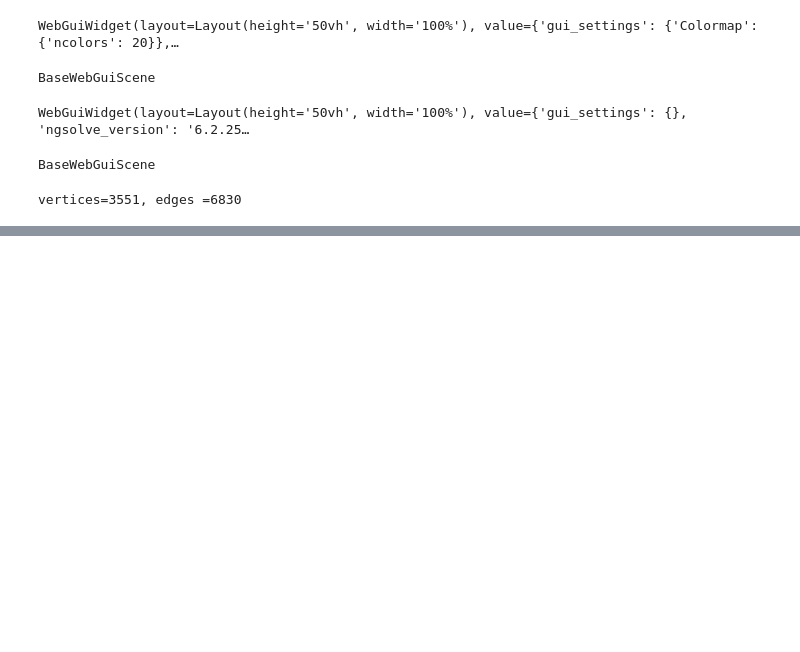
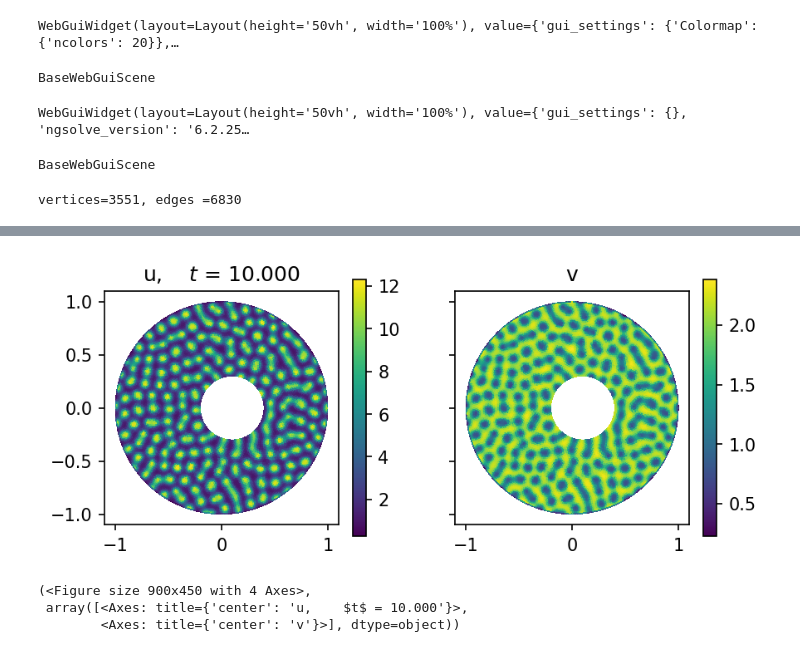
Before and after one commit to aquillen/Pattern_formation_FEM_NGsolve, a Jupyter notebook: Brus_Annulus_v01.ipynb, the cells around one changed output, grey strips where cells are left out. Cells and saved outputs as stored; diff of their text form; code cells hidden in the pictures; blank space fills up the shorter version.

```diff
--- a/Brus_Annulus_v01.ipynb
+++ b/Brus_Annulus_v01.ipynb
@@ -435,0 +508,7 @@ disp(mmesh2,gfu,10)  # worked but is not smooth and boundary does not look great
+# %%
+disp(mmesh2,gfu_b,10)
+# %% [output]
+[figure, added]
+(<Figure size 900x450 with 4 Axes>,
+ array([<Axes: title={'center': 'u,    $t$ = 10.000'}>,
+        <Axes: title={'center': 'v'}>], dtype=object))
```
Also changed, not shown: parts of 12 cells of this notebook.
